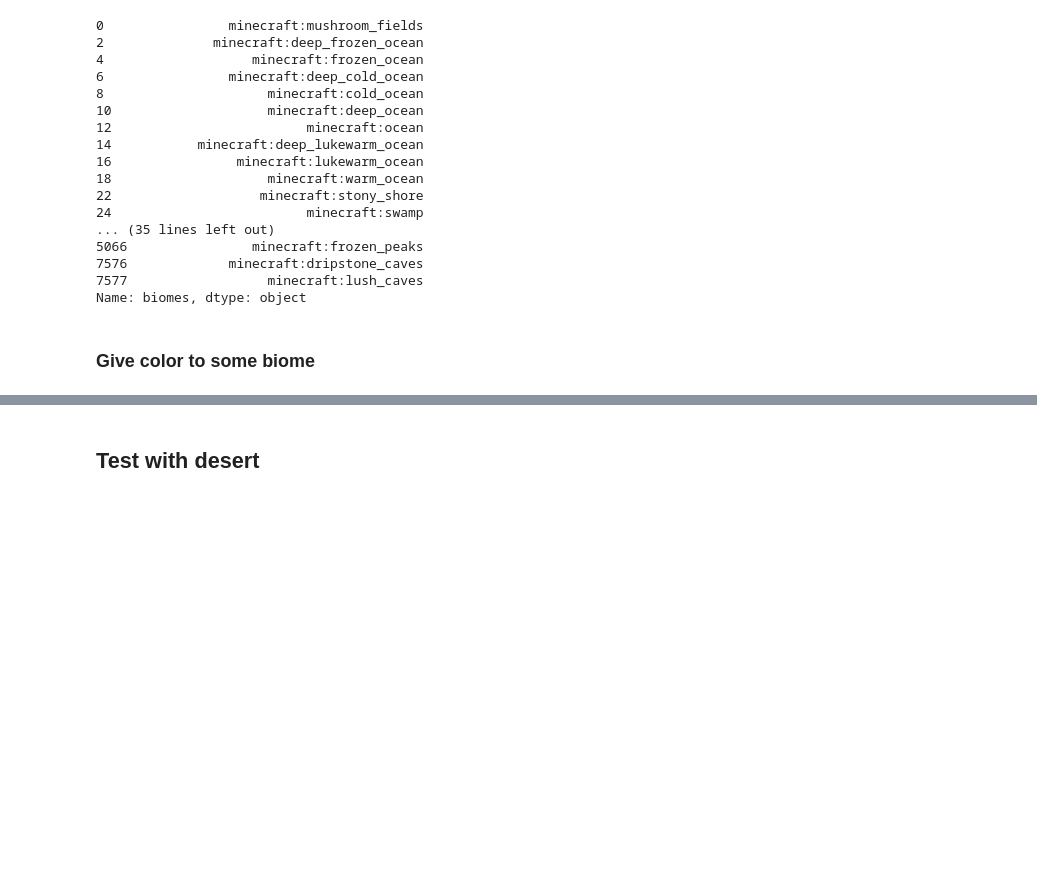
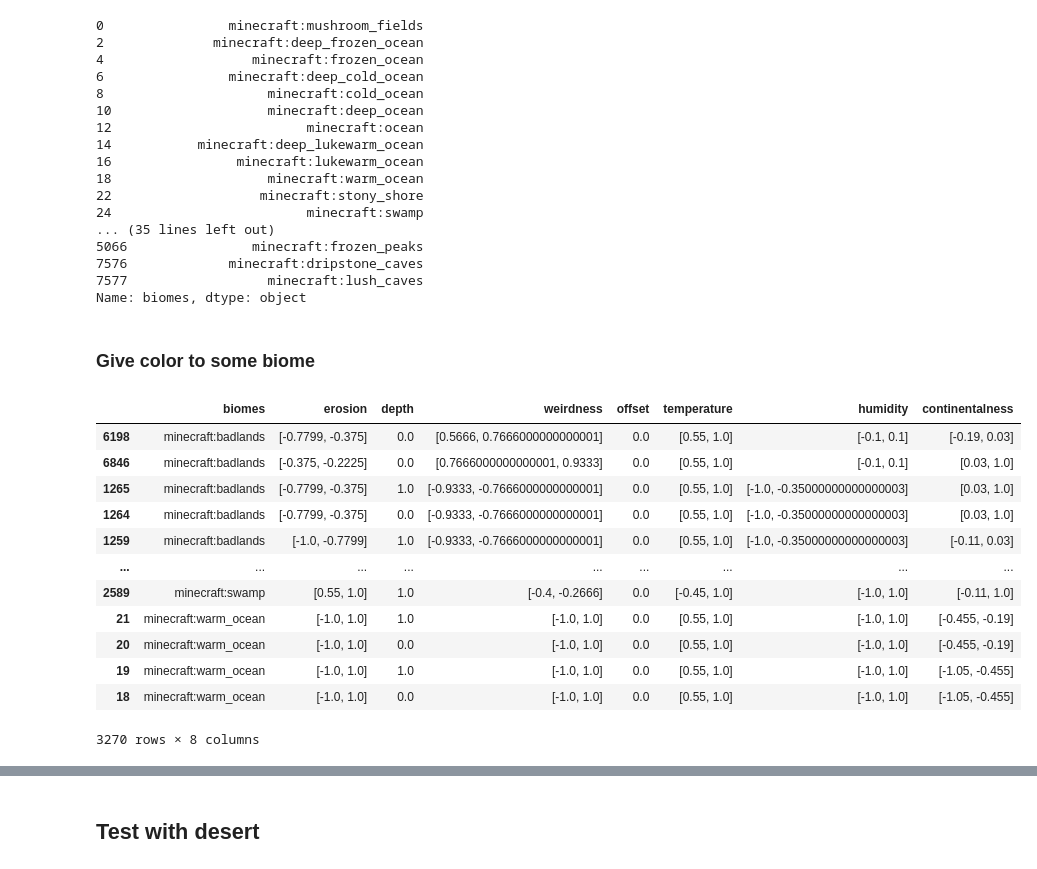
Before and after one commit to charles66820/mcDatapack, a Jupyter notebook: mc.ipynb, the cells around one changed output, grey strips where cells are left out. Saved outputs shown, nothing was run; the diff lists cells and outputs as text; code cells hidden in the pictures; blank space fills up the shorter version.

```diff
--- a/mc.ipynb
+++ b/mc.ipynb
@@ -85,4 +89,20 @@ nameSelect = ["minecraft:savanna", "minecraft:plains", "minecraft:ocean",
 bNameSelect = [any(b == bn for bn in nameSelect) for b in dataset["biomes"]]
+# %%
+dataset[bNameSelect].sort_values("biomes") # sort by biomes
+# %% [output]
+|  | biomes | erosion | depth | weirdness | offset | temperature | humidity | continentalness |
+| 6198 | minecraft:badlands | [-0.7799, -0.375] | 0.0 | [0.5666, 0.7666000000000001] | 0.0 | [0.55, 1.0] | [-0.1, 0.1] | [-0.19, 0.03] |
+| 6846 | minecraft:badlands | [-0.375, -0.2225] | 0.0 | [0.7666000000000001, 0.9333] | 0.0 | [0.55, 1.0] | [-0.1, 0.1] | [0.03, 1.0] |
+| 1265 | minecraft:badlands | [-0.7799, -0.375] | 1.0 | [-0.9333, -0.7666000000000001] | 0.0 | [0.55, 1.0] | [-1.0, -0.35000000000000003] | [0.03, 1.0] |
+| 1264 | minecraft:badlands | [-0.7799, -0.375] | 0.0 | [-0.9333, -0.7666000000000001] | 0.0 | [0.55, 1.0] | [-1.0, -0.35000000000000003] | [0.03, 1.0] |
+| 1259 | minecraft:badlands | [-1.0, -0.7799] | 1.0 | [-0.9333, -0.7666000000000001] | 0.0 | [0.55, 1.0] | [-1.0, -0.35000000000000003] | [-0.11, 0.03] |
+| ... | ... | ... | ... | ... | ... | ... | ... | ... |
+| 2589 | minecraft:swamp | [0.55, 1.0] | 1.0 | [-0.4, -0.2666] | 0.0 | [-0.45, 1.0] | [-1.0, 1.0] | [-0.11, 1.0] |
+| 21 | minecraft:warm_ocean | [-1.0, 1.0] | 1.0 | [-1.0, 1.0] | 0.0 | [0.55, 1.0] | [-1.0, 1.0] | [-0.455, -0.19] |
+| 20 | minecraft:warm_ocean | [-1.0, 1.0] | 0.0 | [-1.0, 1.0] | 0.0 | [0.55, 1.0] | [-1.0, 1.0] | [-0.455, -0.19] |
+| 19 | minecraft:warm_ocean | [-1.0, 1.0] | 1.0 | [-1.0, 1.0] | 0.0 | [0.55, 1.0] | [-1.0, 1.0] | [-1.05, -0.455] |
+| 18 | minecraft:warm_ocean | [-1.0, 1.0] | 0.0 | [-1.0, 1.0] | 0.0 | [0.55, 1.0] | [-1.0, 1.0] | [-1.05, -0.455] |
+3270 rows × 8 columns
 # %%
 showVec(dataset[bNameSelect], "erosion") # nivelé more high is more flatten
 # %% [output]
```
Also changed, not shown: parts of 10 cells of this notebook.
